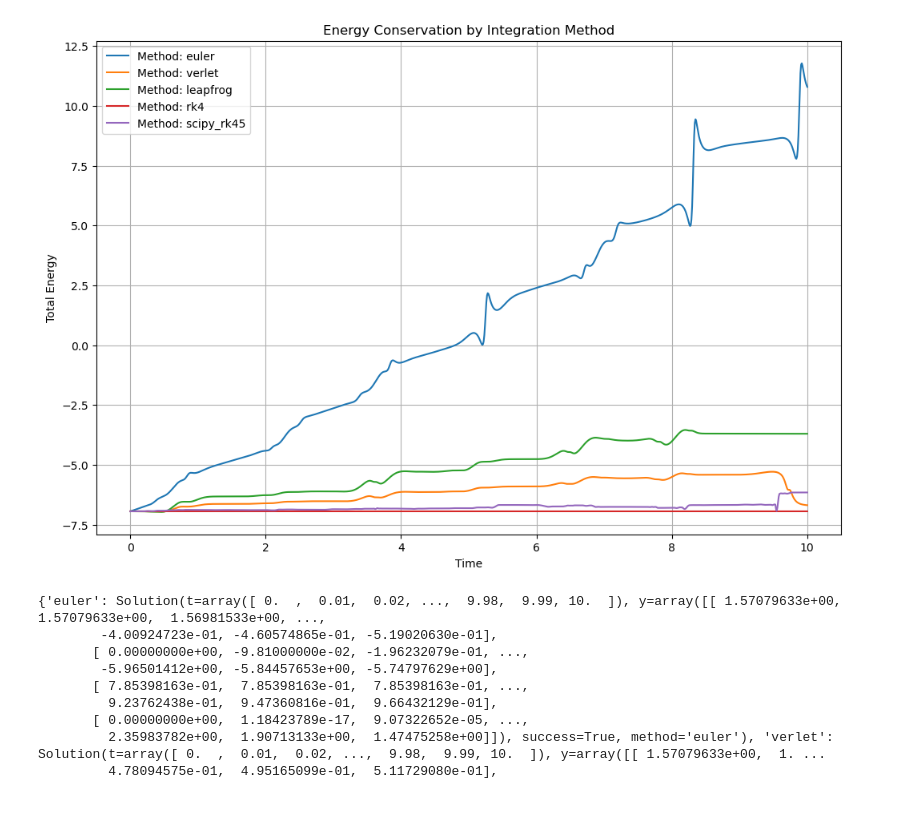
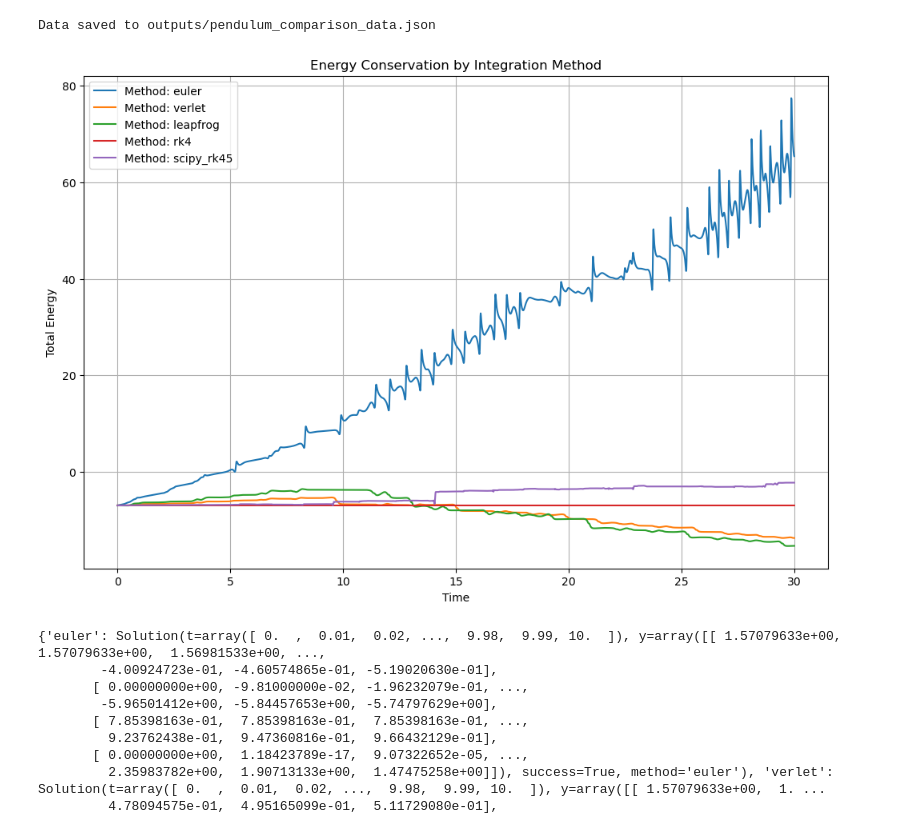
Before and after one commit to iceplant/double_pendulum, a Jupyter notebook: simulations.ipynb, the cells around one changed output. Cells and saved outputs as stored; diff of their text form; code cells hidden in the pictures.

```diff
--- a/simulations.ipynb
+++ b/simulations.ipynb
@@ -223,7 +223,7 @@ m1, m2 = 1.0, 1.0  # Masses
 L1, L2 = 1.0, 1.0  # Lengths
 g = 9.81           # Gravitational acceleration
 y0 = [np.pi / 2, 0, np.pi / 4, 0]  # Initial conditions: [theta1, dθ1/dt, theta2, dθ2/dt]
-t_span = [0, 10]   # Time span
+t_span = [0, 30]   # Time span
 sol = simulate_double_pendulum(t_span, y0, m1, m2, L1, L2, g)
 # %%
 def save_simulation_data(solutions: Dict[str, Solution], m1: float, m2: float, L1: float, L2: float, g: float):
@@ -275,41 +275,42 @@ solutions = {}
 
 for method in methods:
     solutions[method] = simulate_double_pendulum(
-        t_span=[0, 10],
+        t_span=t_span,
         y0=[np.pi/2, 0, np.pi/4, 0],
         m1=1.0, m2=1.0,
         L1=1.0, L2=1.0,
         g=9.81,
         method=method,
         dt=0.01
     )
 
 # Save simulation data for web visualization
 save_simulation_data(
     solutions,
     m1=1.0, m2=1.0,
     L1=1.0, L2=1.0,
     g=9.81
 )
 
 # Plot energy conservation comparison
 plt.figure(figsize=(12, 8))
 for method in methods:
     sol = solutions[method]
     theta1, z1, theta2, z2 = sol.y
     energies = [compute_energy(theta1[i], theta2[i], z1[i], z2[i],
                              m1, m2, L1, L2, g)[2]
                for i in range(len(theta1))]
     plt.plot(sol.t, energies, label=f'Method: {method}')
 
 plt.xlabel('Time')
 plt.ylabel('Total Energy')
 plt.legend()
 plt.title('Energy Conservation by Integration Method')
 plt.grid(True)
 plt.show()
 # %% [output]
+Data saved to outputs/pendulum_comparison_data.json
-[figure, old version]
+[figure, new version]
 # %%
 def animate_double_pendulum_with_energy(solutions: Dict[str, Solution], L1: float, L2: float,
                                       m1: float, m2: float, g: float, filename: str = None):
```
Also changed, not shown: parts of 3 cells of this notebook, 2 other files.
